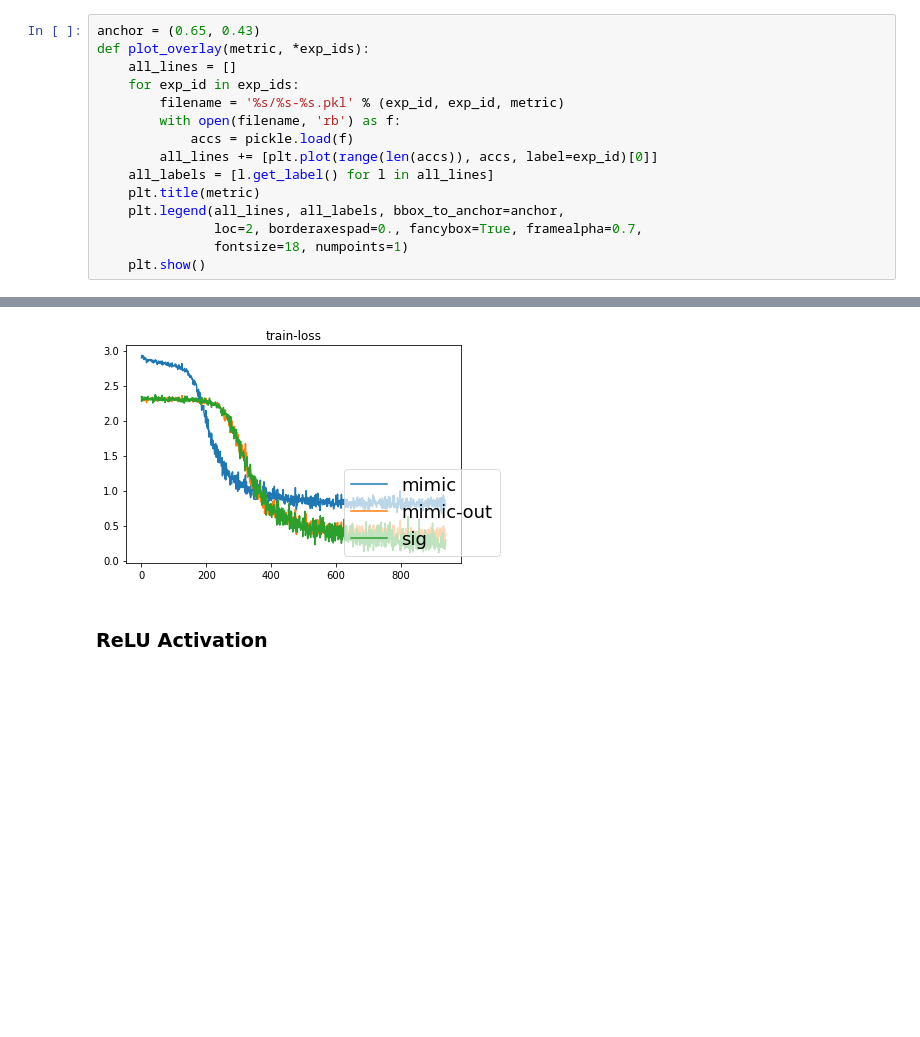
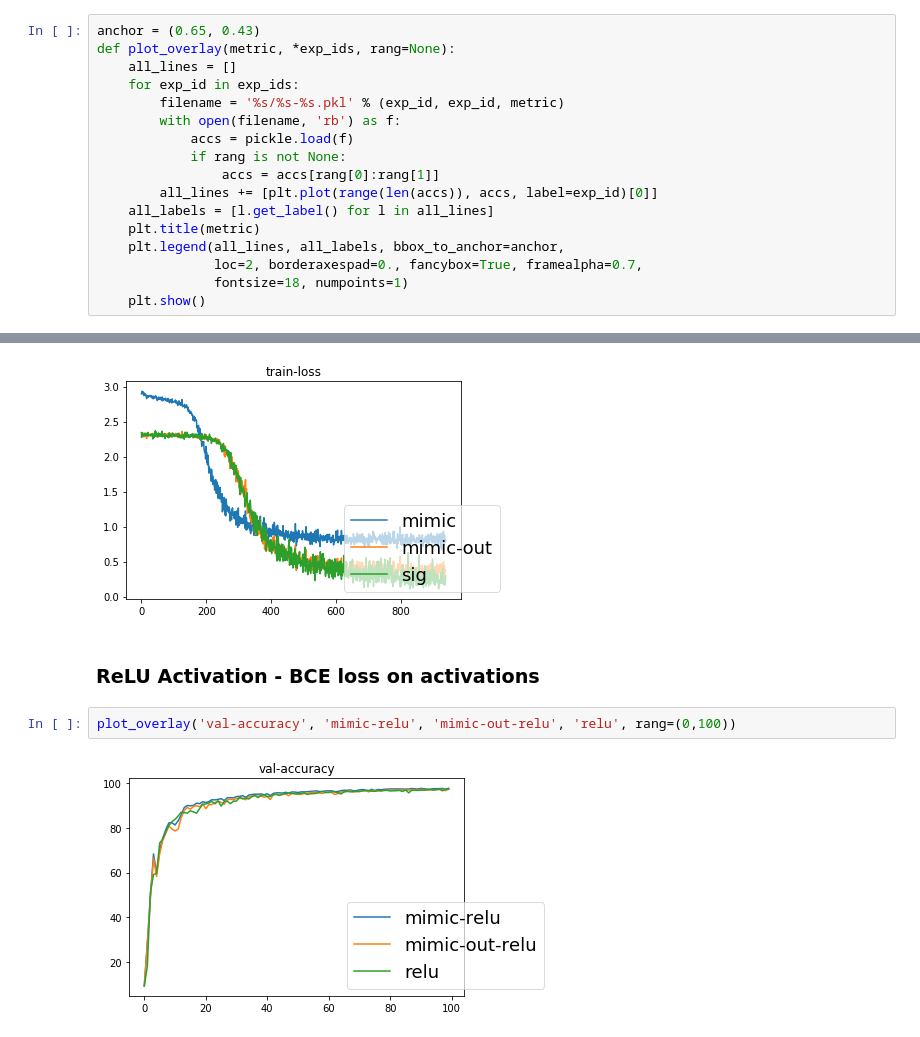
Before and after one commit to IsaacRe/sanity-check-mnist, a Jupyter notebook: Visualize.ipynb, the cells around one changed output, grey strips where cells are left out. Drawn from its saved outputs; the diff is of its cells as text; blank space fills up the shorter version.

```diff
--- a/Visualize.ipynb
+++ b/Visualize.ipynb
@@ -18,12 +18,14 @@ def load_pkl(fname):
         return pickle.load(f)
 # %%
 anchor = (0.65, 0.43)
-def plot_overlay(metric, *exp_ids):
+def plot_overlay(metric, *exp_ids, rang=None):
     all_lines = []
     for exp_id in exp_ids:
         filename = '%s/%s-%s.pkl' % (exp_id, exp_id, metric)
         with open(filename, 'rb') as f:
             accs = pickle.load(f)
+            if rang is not None:
+                accs = accs[rang[0]:rang[1]]
         all_lines += [plt.plot(range(len(accs)), accs, label=exp_id)[0]]
     all_labels = [l.get_label() for l in all_lines]
     plt.title(metric)
@@ -52,4 +54,8 @@ plot_overlay('train-loss', 'mimic', 'mimic-out', 'sig')
 # %% [output]
 [figure]
 # %% [markdown]
-### ReLU Activation
+### ReLU Activation - BCE loss on activations
+# %%
+plot_overlay('val-accuracy', 'mimic-relu', 'mimic-out-relu', 'relu', rang=(0,100))
+# %% [output]
+[figure, added]
```
Also changed, not shown: parts of 4 cells of this notebook, 1 other file.
